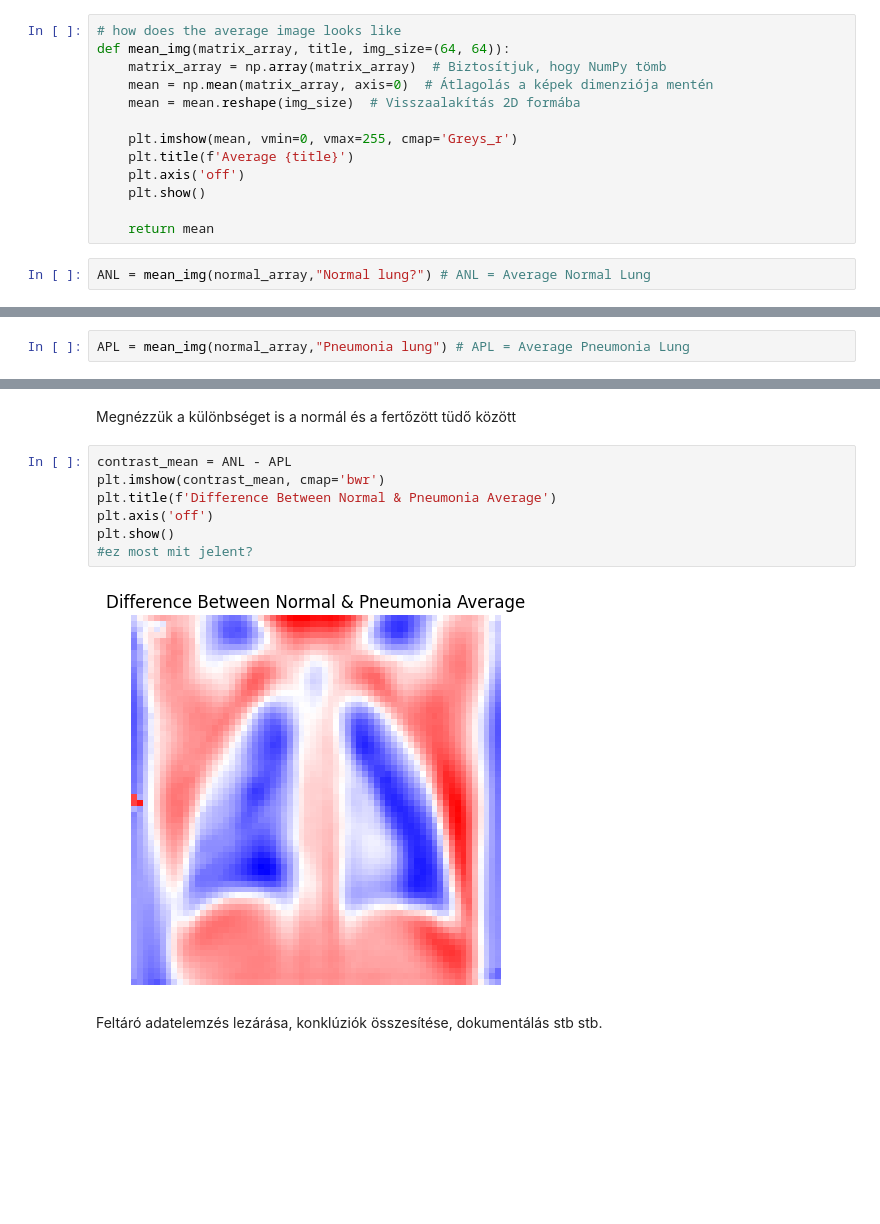
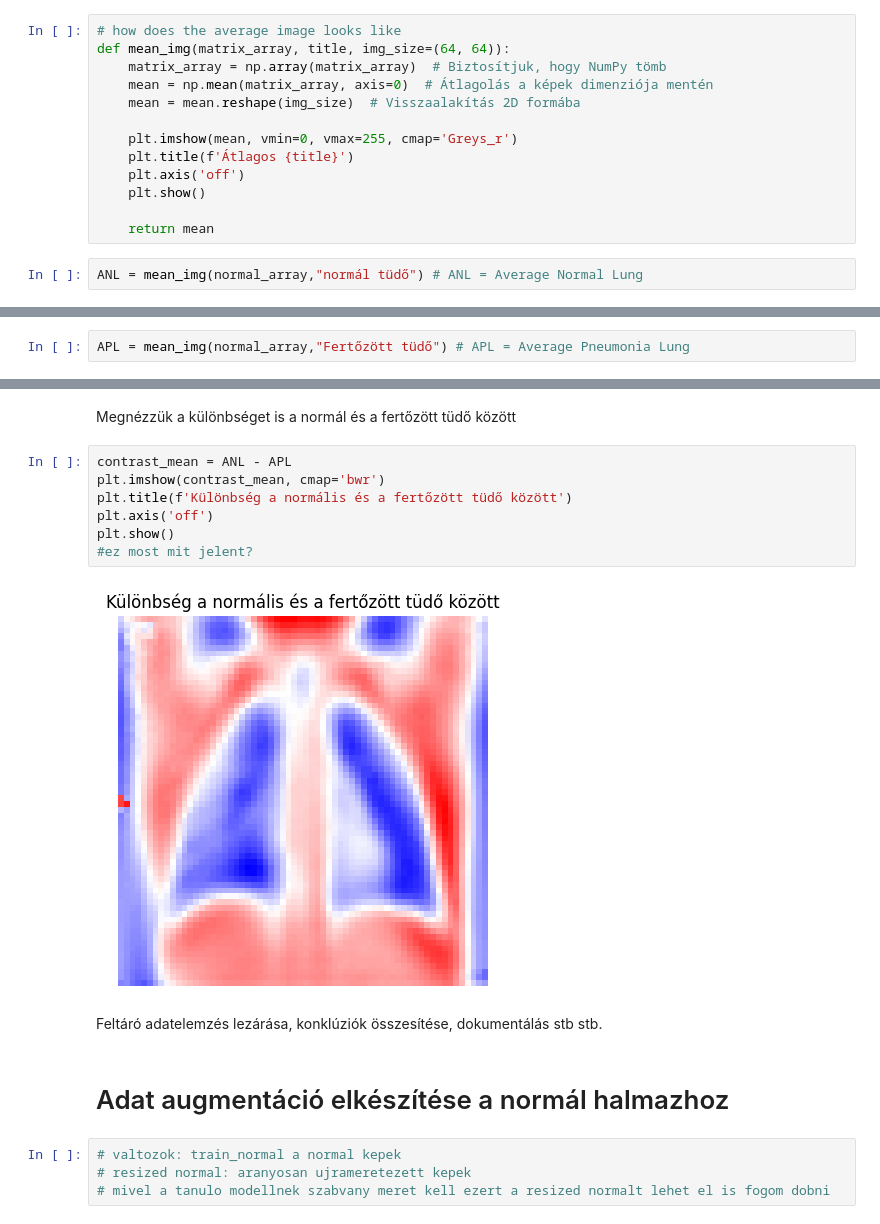
Before and after one commit to Adr1an11/Pneumonia-detection, a Jupyter notebook: pneunomia_detection.ipynb, the cells around one changed output, grey strips where cells are left out. Saved outputs shown, nothing was run; the diff lists cells and outputs as text; blank space fills up the shorter version.

```diff
--- a/pneunomia_detection.ipynb
+++ b/pneunomia_detection.ipynb
@@ -217,11 +275,11 @@ def mean_img(matrix_array, title, img_size=(64, 64)):
     mean = mean.reshape(img_size)  # Visszaalakítás 2D formába
 
     plt.imshow(mean, vmin=0, vmax=255, cmap='Greys_r')
-    plt.title(f'Average {title}')
+    plt.title(f'Átlagos {title}')
     plt.axis('off')
     plt.show()
 
     return mean
 # %%
-ANL = mean_img(normal_array,"Normal lung?") # ANL = Average Normal Lung
+ANL = mean_img(normal_array,"normál tüdő") # ANL = Average Normal Lung
 # %% [output]
@@ -230,5 +288,5 @@ ANL = mean_img(normal_array,"Normal lung?") # ANL = Average Normal Lung
 list_of_files = os.listdir("/content/drive/MyDrive/Colab Notebooks/tudogyulladas/windows/train/PNEUMONIA/")
 normal_array = img2np("/content/drive/MyDrive/Colab Notebooks/tudogyulladas/windows/train/PNEUMONIA/",list_of_files)
 # %%
-APL = mean_img(normal_array,"Pneumonia lung") # APL = Average Pneumonia Lung
+APL = mean_img(normal_array,"Fertőzött tüdő") # APL = Average Pneumonia Lung
 # %% [output]
@@ -240,11 +298,17 @@ Megnézzük a különbséget is a normál és a fertőzött tüdő között
 # %%
 contrast_mean = ANL - APL
 plt.imshow(contrast_mean, cmap='bwr')
-plt.title(f'Difference Between Normal & Pneumonia Average')
+plt.title(f'Különbség a normális és a fertőzött tüdő között')
 plt.axis('off')
 plt.show()
 #ez most mit jelent?
 # %% [output]
-[figure, old version]
+[figure, new version]
 # %% [markdown]
 Feltáró adatelemzés lezárása, konklúziók összesítése, dokumentálás stb stb.
+# %% [markdown]
+# Adat augmentáció elkészítése a normál halmazhoz
+# %%
+# valtozok: train_normal a normal kepek
+# resized normal: aranyosan ujrameretezett kepek
+# mivel a tanulo modellnek szabvany meret kell ezert a resized normalt lehet el is fogom dobni
```
Also changed, not shown: parts of 60 cells of this notebook.
